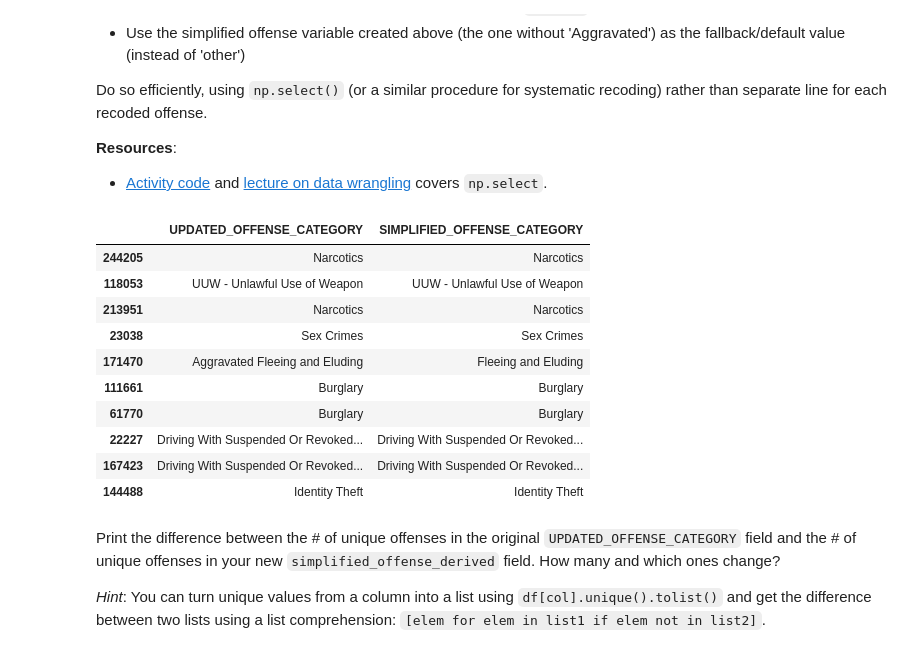
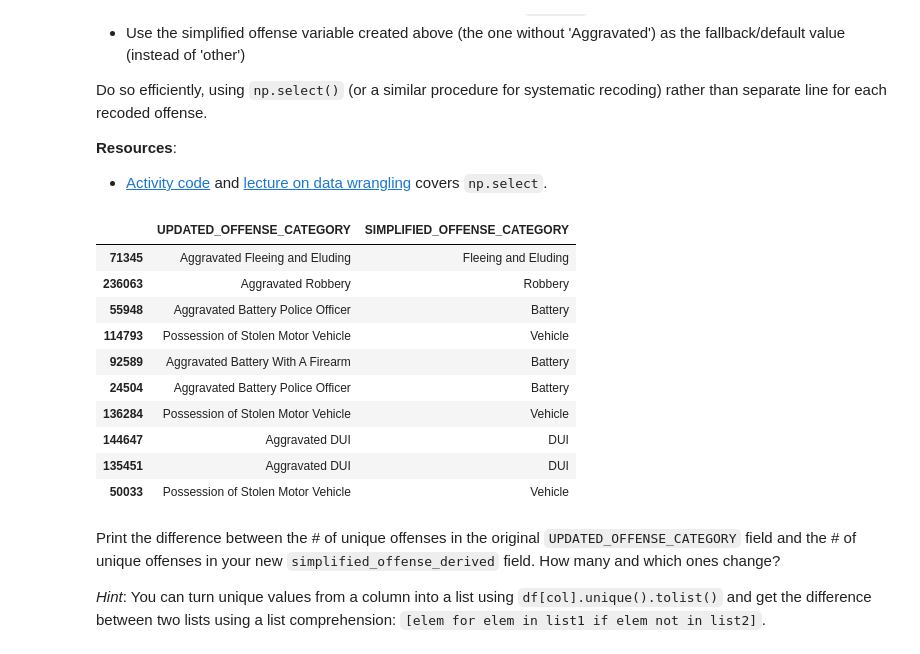
Before and after one commit to alexcraig043/qss-20, a Jupyter notebook: problemsets/pset2/pset2_f0055yb.ipynb, the cells around one changed output. Cells and saved outputs as stored; diff of their text form; code cells hidden in the pictures.

Commit message:
changed sampling for simplified offenses + exported to html

```diff
--- a/problemsets/pset2/pset2_f0055yb.ipynb
+++ b/problemsets/pset2/pset2_f0055yb.ipynb
@@ -285,28 +285,27 @@ Do so efficiently, using `np.select()` (or a similar procedure for systematic re
 # %%
 ## your code here combining offenses
 arson_conditions = [simplified_offense_derived.str.contains("Arson")]
 homicide_conditions = [simplified_offense_derived.str.contains("Homicide")]
 vehicle_conditions = [simplified_offense_derived.str.contains("Vehic")]
 battery_conditions = [simplified_offense_derived.str.contains("Battery")]
 
 total_conditions = arson_conditions + homicide_conditions + vehicle_conditions + battery_conditions
 total_categories = ["Arson", "Homicide", "Vehicle", "Battery"]
 
 sentencing["SIMPLIFIED_OFFENSE_CATEGORY"] = np.select(total_conditions, total_categories, default=simplified_offense_derived)
-
-sentencing[["UPDATED_OFFENSE_CATEGORY", "SIMPLIFIED_OFFENSE_CATEGORY"]].sample(10)
+sentencing[sentencing["UPDATED_OFFENSE_CATEGORY"] != sentencing["SIMPLIFIED_OFFENSE_CATEGORY"]][["UPDATED_OFFENSE_CATEGORY", "SIMPLIFIED_OFFENSE_CATEGORY"]].sample(10)
 # %% [output]
 |  | UPDATED_OFFENSE_CATEGORY | SIMPLIFIED_OFFENSE_CATEGORY |
-| 244205 | Narcotics | Narcotics |
-| 118053 | UUW - Unlawful Use of Weapon | UUW - Unlawful Use of Weapon |
-| 213951 | Narcotics | Narcotics |
-| 23038 | Sex Crimes | Sex Crimes |
-| 171470 | Aggravated Fleeing and Eluding | Fleeing and Eluding |
-| 111661 | Burglary | Burglary |
-| 61770 | Burglary | Burglary |
-| 22227 | Driving With Suspended Or Revoked... | Driving With Suspended Or Revoked... |
-| 167423 | Driving With Suspended Or Revoked... | Driving With Suspended Or Revoked... |
-| 144488 | Identity Theft | Identity Theft |
+| 71345 | Aggravated Fleeing and Eluding | Fleeing and Eluding |
+| 236063 | Aggravated Robbery | Robbery |
+| 55948 | Aggravated Battery Police Officer | Battery |
+| 114793 | Possession of Stolen Motor Vehicle | Vehicle |
+| 92589 | Aggravated Battery With A Firearm | Battery |
+| 24504 | Aggravated Battery Police Officer | Battery |
+| 136284 | Possession of Stolen Motor Vehicle | Vehicle |
+| 144647 | Aggravated DUI | DUI |
+| 135451 | Aggravated DUI | DUI |
+| 50033 | Possession of Stolen Motor Vehicle | Vehicle |
 # %% [markdown]
 Print the difference between the # of unique offenses in the original `UPDATED_OFFENSE_CATEGORY` field and the # of unique offenses in your new `simplified_offense_derived` field. How many and which ones change?
 
```
Also changed, not shown: 1 other file.
